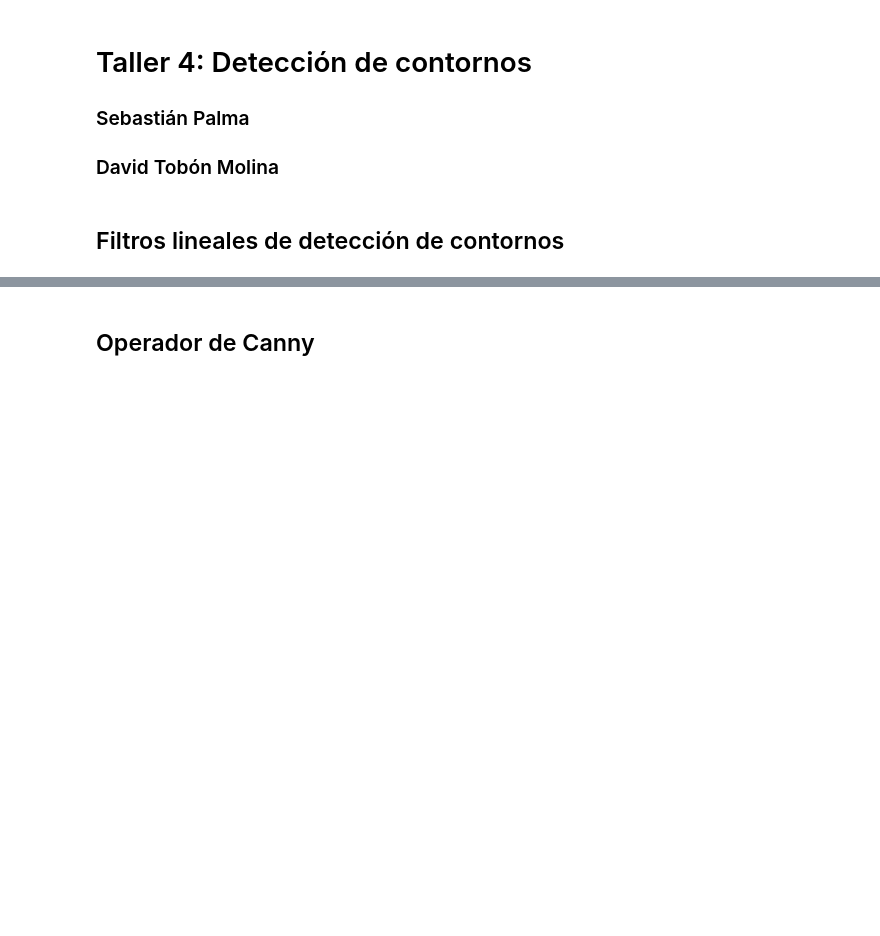
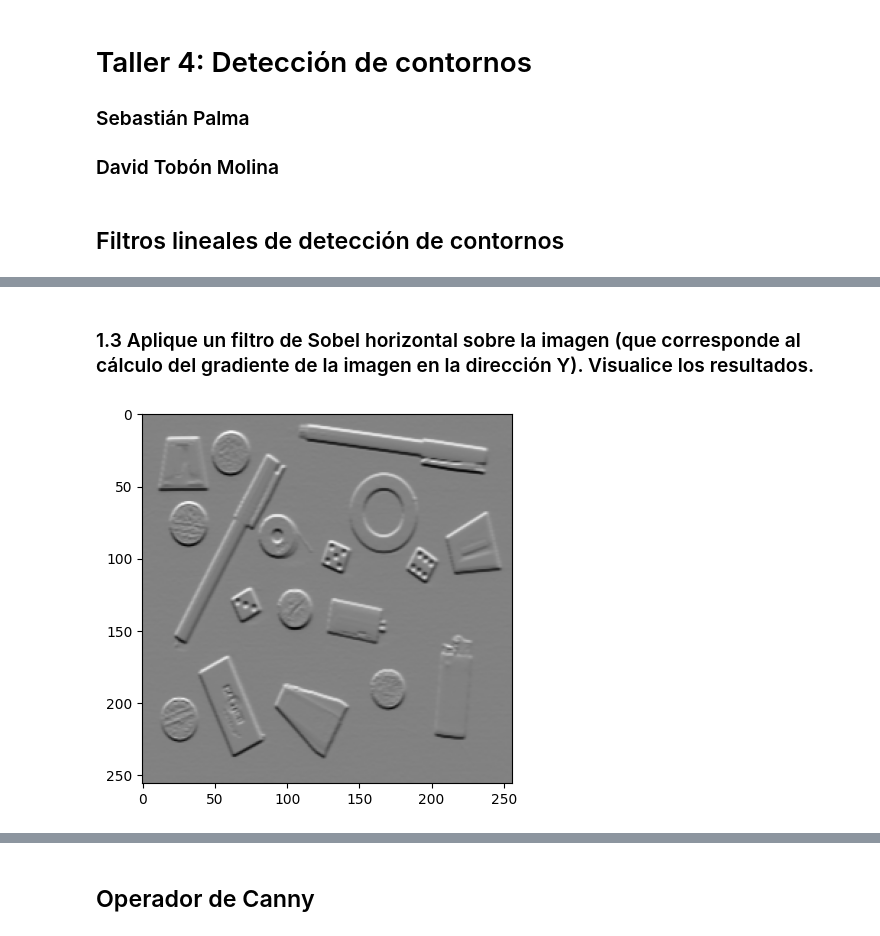
Before and after one commit to davidtobonm/talleres-imagenes-y-vision, a Jupyter notebook: Taller_4/Taller4.ipynb, the cells around one changed output, grey strips where cells are left out. Drawn from its saved outputs; the diff is of its cells as text; code cells hidden in the pictures; blank space fills up the shorter version.

Commit message:
sobel

```diff
--- a/Taller_4/Taller4.ipynb
+++ b/Taller_4/Taller4.ipynb
@@ -12,0 +27,12 @@ import cv2
+# %% [markdown]
+### 1.3  Aplique un filtro de Sobel horizontal sobre la imagen (que corresponde al cálculo del gradiente de la imagen en la dirección Y). Visualice los resultados.
+# %%
+from skimage.filters import sobel_h, sobel_v, sobel
+
+#Aplica el filtro Sobel horizontal
+img_sobel_h = sobel_h(objects_img)
+
+plt.imshow(img_sobel_h, cmap='gray')
+plt.show()
+# %% [output]
+[figure, added]
```
Also changed, not shown: parts of 17 cells of this notebook, 1 other file.
